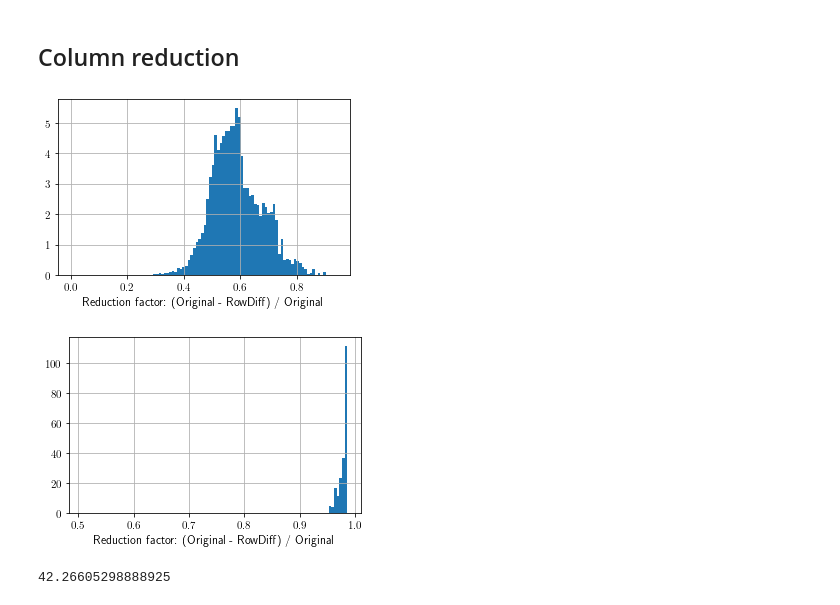
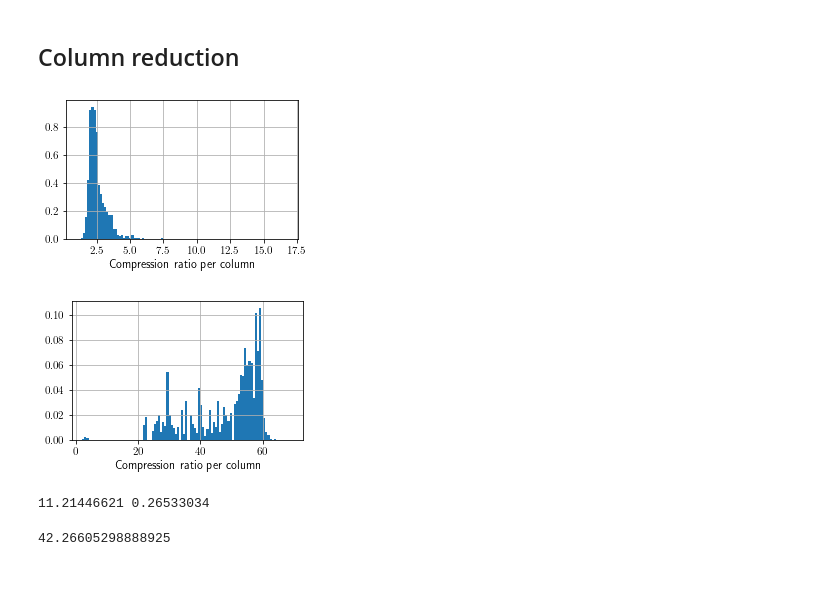
Before and after one commit to ratschlab/row_diff, a Jupyter notebook: plots.ipynb, the cells around one changed output. Drawn from its saved outputs; the diff is of its cells as text; code cells hidden in the pictures; blank space fills up the shorter version.

Commit message:
updated experiments and plots

```diff
--- a/plots.ipynb
+++ b/plots.ipynb
@@ -322,7 +299,6 @@ results = pd.DataFrame(columns=['n_samples', 'column_compressed', 'rb_brwt', 'mu
                                 'rd_optimized_100',
                                 'rd_optimized_100_row_sparse',
                                 'rd_optimized_100_multi_brwt',
-                                'rd_optimized_100_multi_brwt_relax',
                                 'assignment_vector',
                                 'mst'],
                        data=zip(n_samples, columns, rb_brwt, multi_brwt,
@@ -330,7 +306,6 @@ results = pd.DataFrame(columns=['n_samples', 'column_compressed', 'rb_brwt', 'mu
                                 rd_optimized_100,
                                 rd_optimized_100_row_sparse,
                                 rd_optimized_100_multi_brwt,
-                                rd_optimized_100_multi_brwt_relax,
                                 rainbow_assignment_vector_size,
                                 mst))
 results
@@ -476,6 +444,14 @@ for i in range(1, 9):
                     + os.path.getsize(mantis_dir + 'deltas.bv'.format(i)))
     except:
         mst.append(np.nan)
+# %%
+rd_optimized_100_anchors = []
+
+for i in range(1, 9):
+    try:
+        rd_optimized_100_anchors.append(os.path.getsize(DIR + f'rd_100_{i}/graph.dbg.anchors'))
+    except:
+        rd_optimized_100_anchors.append(np.nan)
 # %%
 rainbow_assignment_vector_size = [
     559366427,
@@ -491,6 +467,7 @@ rainbow_assignment_vector_size = [
 results = pd.DataFrame(columns=['n_samples', 'column_compressed', 'rb_brwt', 'multi_brwt',
                                 #'rd_optimized_10', 'rd_optimized_20', 'rd_optimized_40',
                                 'rd_optimized_100',
+                                'rd_optimized_100_anchors',
                                 'rd_optimized_100_row_sparse',
                                 'rd_optimized_100_multi_brwt',
                                 'assignment_vector',
@@ -498,6 +475,7 @@ results = pd.DataFrame(columns=['n_samples', 'column_compressed', 'rb_brwt', 'mu
                        data=zip(n_samples, columns, rb_brwt, multi_brwt,
                                 #rd_optimized_10, rd_optimized_20, rd_optimized_40,
                                 rd_optimized_100,
+                                rd_optimized_100_anchors,
                                 rd_optimized_100_row_sparse,
                                 rd_optimized_100_multi_brwt,
                                 rainbow_assignment_vector_size,
@@ -873,7 +974,7 @@ plt.show()
 ## Column reduction
 # %%
 def get_reductions(rd_path, cols_path):
-    for entry in os.scandir(cols_path):
+    for entry in os.scandir(os.path.abspath(cols_path)):
         extension = '.column.annodbg'
         if entry.path.endswith(extension):
             size = entry.stat(follow_symlinks=False).st_size
@@ -881,45 +982,49 @@ def get_reductions(rd_path, cols_path):
             rd_size = os.path.getsize(f'{rd_path}/{col}.row_diff.annodbg')
         yield rd_size, size
 # %%
-width = 3.487 * 1.5 * 1
+width = 3.487 * 1.19
 height = width / 1.618
 
 fig, axes = plt.subplots(1, 1, figsize=(width, height))
 
-R = np.array(list(get_reductions('/cluster/home/mikhaika/metagenome/data/mantis/subsets/clean_rnaseq/mtg/rd_100_10k',
-                                 '/cluster/home/mikhaika/metagenome/data/mantis/subsets/clean_rnaseq/mtg/cols_10k')))
+R = np.array(list(get_reductions('/cluster/home/mikhaika/metagenome/data/row_diff/subsets/clean_rnaseq/nobackup/mtg/rd_100_10k',
+                                 '/cluster/home/mikhaika/metagenome/data/row_diff/subsets/clean_rnaseq/nobackup/mtg/cols_10k')))
 #plt.hist((R[:, 1] - R[:, 0]) / R[:, 1], bins=100, density=True, fc=(0, 0, 1, 0.5), label='RowDiff(100)')
-plt.hist((R[:, 1] - R[:, 0]) / R[:, 1], bins=100, density=True, weights=R[:, 1], label='RowDiff(100), weighted by Full') #, fc=(1, 0, 0, 0.5)
+plt.hist(R[:, 1] / R[:, 0], bins=100, density=True, weights=R[:, 1], label='RowDiff(100), weighted by Full') #, fc=(1, 0, 0, 0.5)
 
 #plt.title('10k RNA-Seq samples: column reduction factor')
-plt.xlabel('Reduction factor: (Original - RowDiff) / Original')
+plt.xlabel('Compression ratio per column')
 #plt.legend()
 plt.grid()
-plt.savefig('rnaseq_31_reduction_hist.pdf', format='pdf', bbox_inches='tight')
+plt.savefig('rnaseq_31_compression_hist.pdf', format='pdf', bbox_inches='tight')
 plt.show()
 # %% [output]
-[figure, old version]
+[figure, new version]
 # %%
-width = 3.487 * 1.5 * 1
+width = 3.487 * 1.19
 height = width / 1.618
 
 fig, axes = plt.subplots(1, 1, figsize=(width, height))
 
-R = np.array(list(get_reductions('/cluster/home/mikhaika/metagenome/data/mantis/subsets/refseq/mtg/rd_100_8',
-                                 '/cluster/home/mikhaika/metagenome/data/mantis/subsets/refseq/mtg/cols_8')))
+R = np.array(list(get_reductions('/cluster/home/mikhaika/metagenome/data/row_diff/subsets/refseq/nobackup/mtg/rd_100_8',
+                                 '/cluster/home/mikhaika/metagenome/data/row_diff/subsets/refseq/nobackup/mtg/cols_8')))
 #plt.hist((R[:, 1] - R[:, 0]) / R[:, 1], bins=100, density=True, fc=(0, 0, 1, 0.5), label='RowDiff(100)')
-plt.hist((R[:, 1] - R[:, 0]) / R[:, 1], bins=100, density=True, weights=R[:, 1], label='RowDiff(100), weighted by Full') #, fc=(1, 0, 0, 0.5)
+plt.hist(R[:, 1] / R[:, 0], bins=100, density=True, weights=R[:, 1], label='RowDiff(100), weighted by Full') #, fc=(1, 0, 0, 0.5)
 
 #plt.title('RefSeq Fungi: column reduction factor')
-plt.xlabel('Reduction factor: (Original - RowDiff) / Original')
+plt.xlabel('Compression ratio per column')
 #plt.legend()
 plt.grid()
-plt.savefig('refseq_fungi_31_reduction_hist.pdf', format='pdf', bbox_inches='tight')
+plt.savefig('refseq_fungi_31_compression_hist.pdf', format='pdf', bbox_inches='tight')
 plt.show()
 # %% [output]
-[figure, old version]
+[figure, new version]
 # %%
 ((R[:, 1] - R[:, 0]) / R[:, 1]).mean()
+# %%
+print(R[:, 1].sum() / 1e9, R[:, 0].sum() / 1e9)
+# %% [output]
+11.21446621 0.26533034
 # %%
 R[:, 1].sum() / R[:, 0].sum()
 # %% [output]
```
Also changed, not shown: parts of 20 cells of this notebook.
